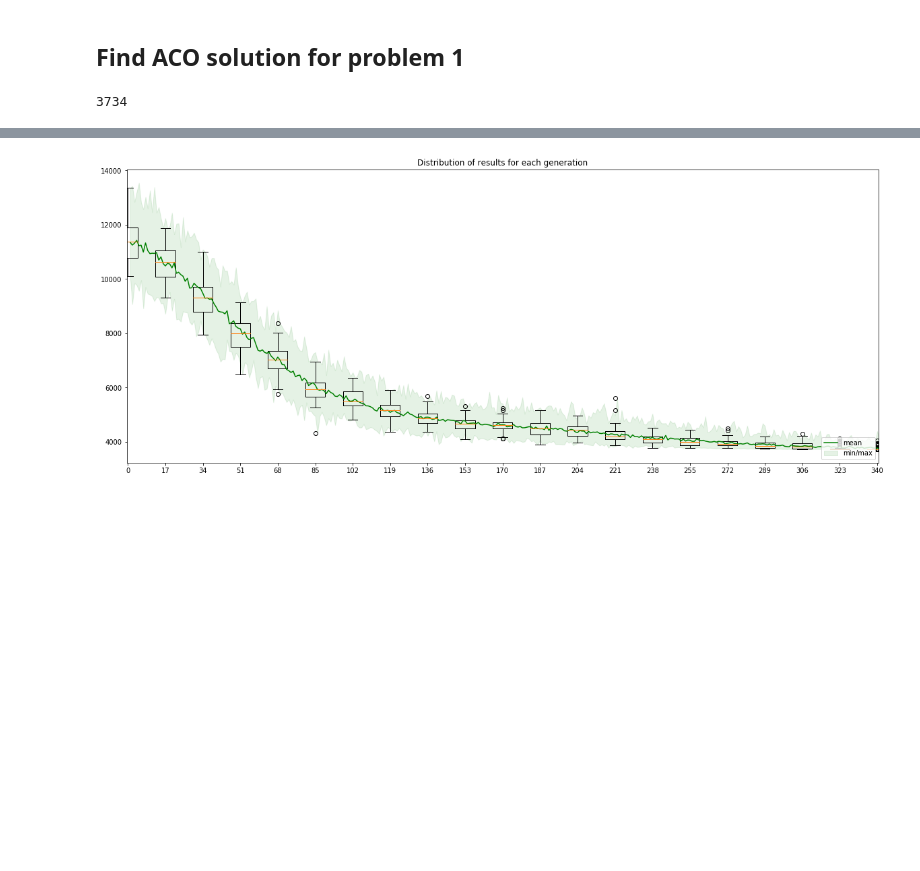
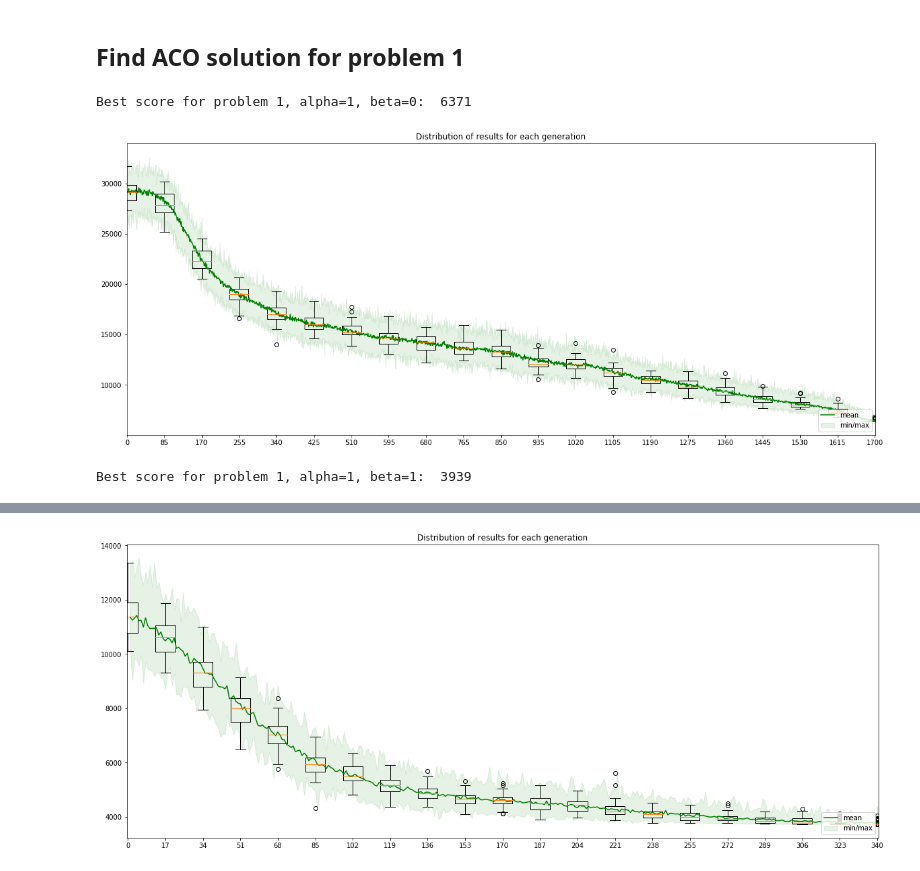
Before and after one commit to hwuebben/NatureInspiredAlgorithms, a Jupyter notebook: ex3/ACO_experiments.ipynb, the cells around one changed output, grey strips where cells are left out. Saved outputs shown, nothing was run; the diff lists cells and outputs as text; code cells hidden in the pictures; blank space fills up the shorter version.

```diff
--- a/ex3/ACO_experiments.ipynb
+++ b/ex3/ACO_experiments.ipynb
@@ -212,12 +212,16 @@ initializer = TSP_Initializer()
 evaporator = Evaporator(rho=0.05)
 intensifier = Intensifier(delta=0.05)
 heuristic = TSPHeuristic
-solution_gen = PermutationSolutionGenerator(number_of_ants=50, alpha=1, beta=2, heuristic=heuristic, problem=problem)
+solution_gen = PermutationSolutionGenerator(number_of_ants=50, alpha=1, beta=0, heuristic=None, problem=problem)
 terminator = [maxItTerminator(maxIt=2000), convergenceTerminator(maxIter=50)]
-aco = Ant_Colony_Optimizer(problem, initializer, evaporator, intensifier, solution_gen, terminator, 3, True)
+aco = Ant_Colony_Optimizer(problem, initializer, evaporator, intensifier, solution_gen, terminator, 1, False)
 
 solutions_1, scores_1 = aco.run()
 # %%
-print(scores_1[-1,0])
+print('Best score for problem 1, alpha=1, beta=0: ', scores_1[-1,0])
 # %% [output]
-3734
+Best score for problem 1, alpha=1, beta=0:  6371
+# %%
+plot_evolution(scores_1, 20)
+# %% [output]
+[figure, added]
@@ -223,0 +234,4 @@ print(scores_1[-1,0])
+# %%
+print('Best score for problem 1, alpha=1, beta=1: ', scores_1[-1,0])
+# %% [output]
+Best score for problem 1, alpha=1, beta=1:  3939
```
Also changed, not shown: parts of 18 cells of this notebook.
